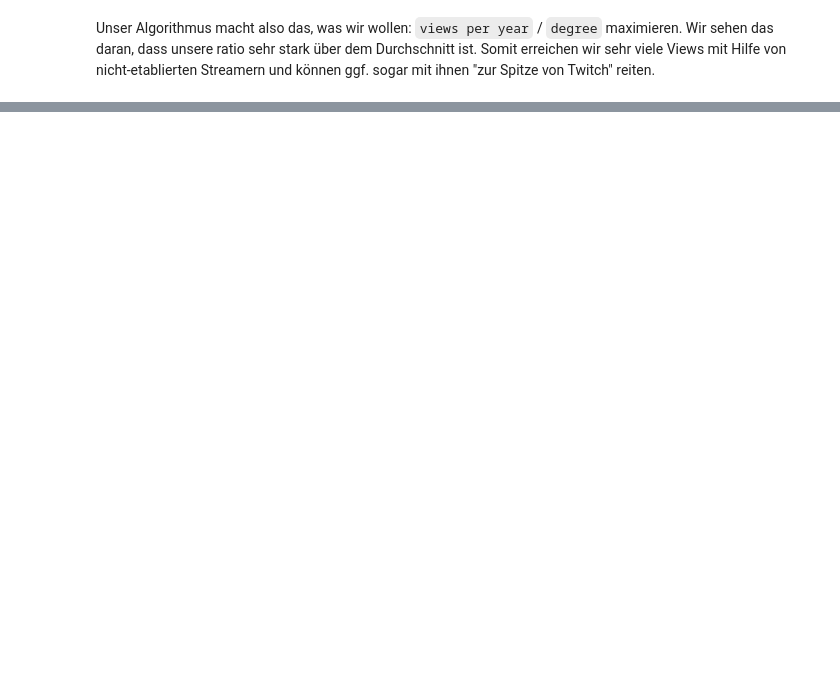
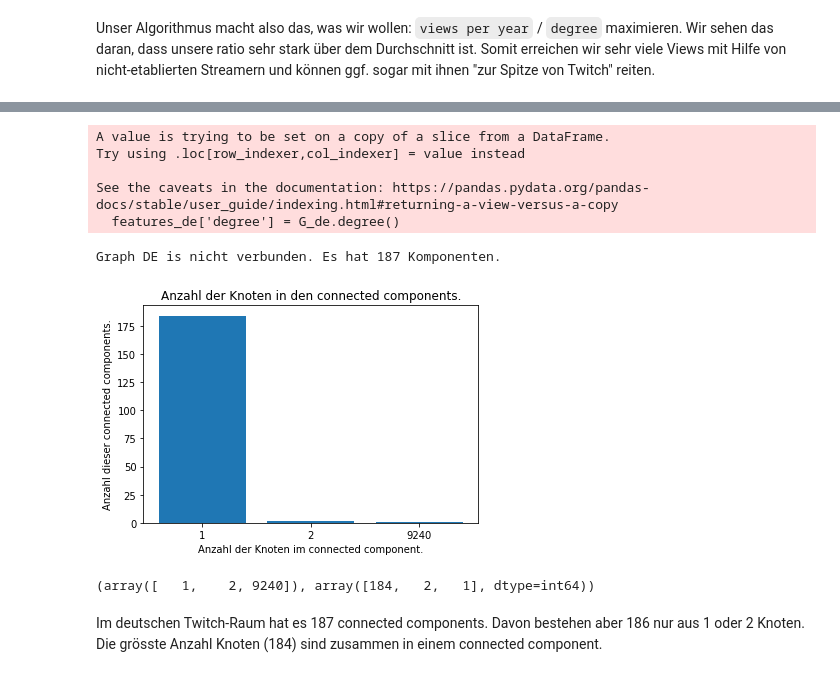
Before and after one commit to kenfus/SAN, a Jupyter notebook: main.ipynb, the cells around one changed output, grey strips where cells are left out. Cells and saved outputs as stored; diff of their text form; code cells hidden in the pictures; blank space fills up the shorter version.

Commit message:
Added plots and reichweite-analysis.

```diff
--- a/main.ipynb
+++ b/main.ipynb
@@ -665,0 +653,3 @@ Unser Algorithmus macht also das, was wir wollen: `views per year` / `degree` ma
+# %%
+features_de = features[features.language == 'DE']
+features_de
@@ -665,0 +670,10 @@ Unser Algorithmus macht also das, was wir wollen: `views per year` / `degree` ma
+# %%
+de_ids = features_de.numeric_id.tolist()
+G_de = nx.subgraph(G, de_ids)
+features_de['degree'] = G_de.degree()
+# %% [output]
+A value is trying to be set on a copy of a slice from a DataFrame.
+Try using .loc[row_indexer,col_indexer] = value instead
+
+See the caveats in the documentation: https://pandas.pydata.org/pandas-docs/stable/user_guide/indexing.html#returning-a-view-versus-a-copy
+  features_de['degree'] = G_de.degree()
@@ -665,0 +682,26 @@ Unser Algorithmus macht also das, was wir wollen: `views per year` / `degree` ma
+# %%
+if not nx.is_connected(G_de):
+    print(f'Graph DE is nicht verbunden. Es hat {nx.number_connected_components(G_de)} Komponenten.')
+# %% [output]
+Graph DE is nicht verbunden. Es hat 187 Komponenten.
+# %%
+cc = nx.connected_components(G_de)
+ccs = []
+anzahl_cc = []
+for c in cc:
+    ccs.append(c)
+    anzahl_cc.append(len(c))
+# %%
+plt.bar(x=['1', '2', '9240'], height=np.unique(anzahl_cc, return_counts=True)[1])
+plt.title('Anzahl der Knoten in den connected components.')
+plt.xlabel('Anzahl der Knoten im connected component.')
+plt.ylabel('Anzahl dieser connected components.')
+plt.show()
+# %% [output]
+[figure, added]
+# %%
+np.unique(anzahl_cc, return_counts=True)
+# %% [output]
+(array([   1,    2, 9240]), array([184,   2,   1], dtype=int64))
+# %% [markdown]
+Im deutschen Twitch-Raum hat es 187 connected components. Davon bestehen aber 186 nur aus 1 oder 2 Knoten. Die grösste Anzahl Knoten (184) sind zusammen in einem connected component.
```
Also changed, not shown: parts of 42 cells of this notebook.
